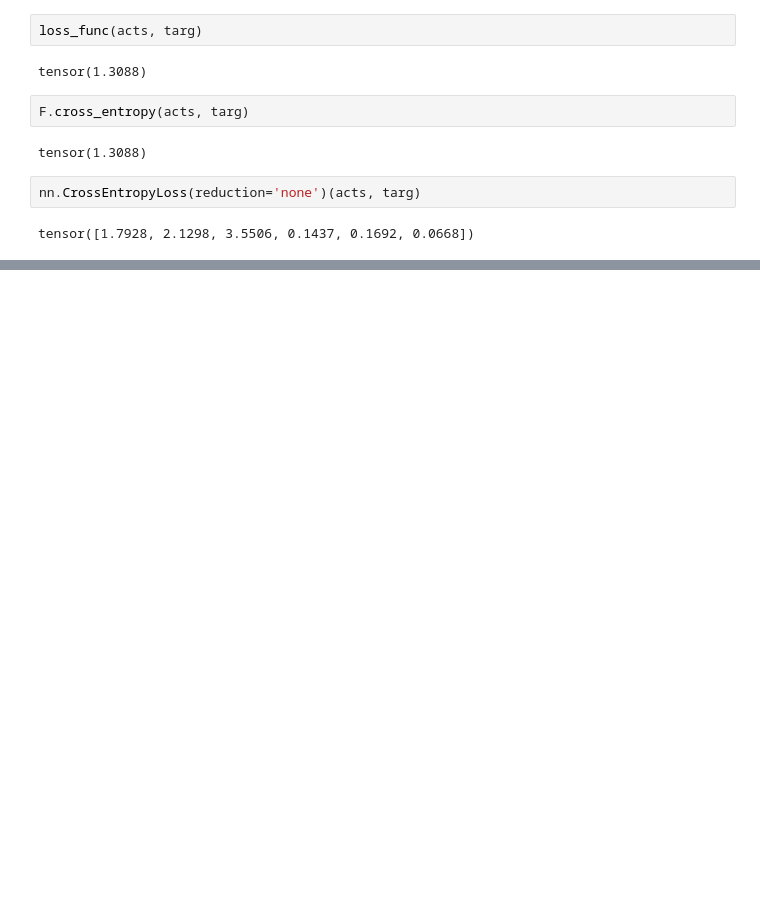
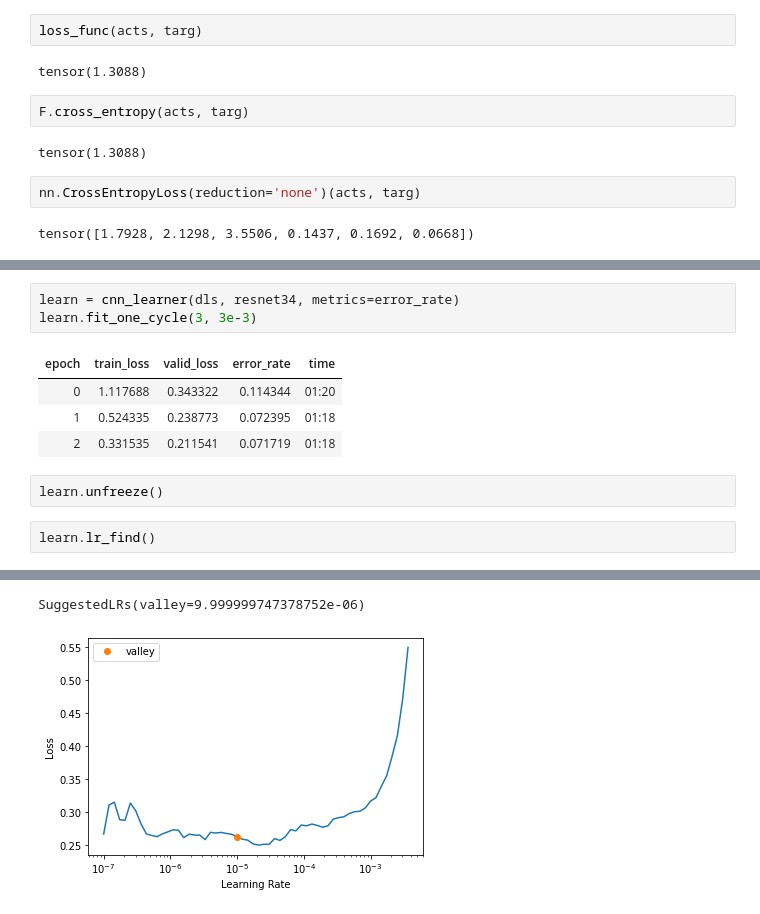
Before and after one commit to satani99/practical_deep_learning_for_coders, a Jupyter notebook: fast_ai_5.ipynb, the cells around one changed output, grey strips where cells are left out. Cells and saved outputs as stored; diff of their text form; blank space fills up the shorter version.

```diff
--- a/fast_ai_5.ipynb
+++ b/fast_ai_5.ipynb
@@ -195,0 +197,13 @@ learn.fine_tune(2, base_lr=3e-3)
+# %%
+learn = cnn_learner(dls, resnet34, metrics=error_rate)
+learn.fit_one_cycle(3, 3e-3)
+# %% [output]
+| epoch | train_loss | valid_loss | error_rate | time |
+| 0 | 1.117688 | 0.343322 | 0.114344 | 01:20 |
+| 1 | 0.524335 | 0.238773 | 0.072395 | 01:18 |
+| 2 | 0.331535 | 0.211541 | 0.071719 | 01:18 |
+# %%
+learn.unfreeze()
+# %%
+learn.lr_find()
+# %% [output]
@@ -195,0 +211,2 @@ learn.fine_tune(2, base_lr=3e-3)
+SuggestedLRs(valley=9.999999747378752e-06)
+[figure, added]
```
Also changed, not shown: parts of 20 cells of this notebook.
